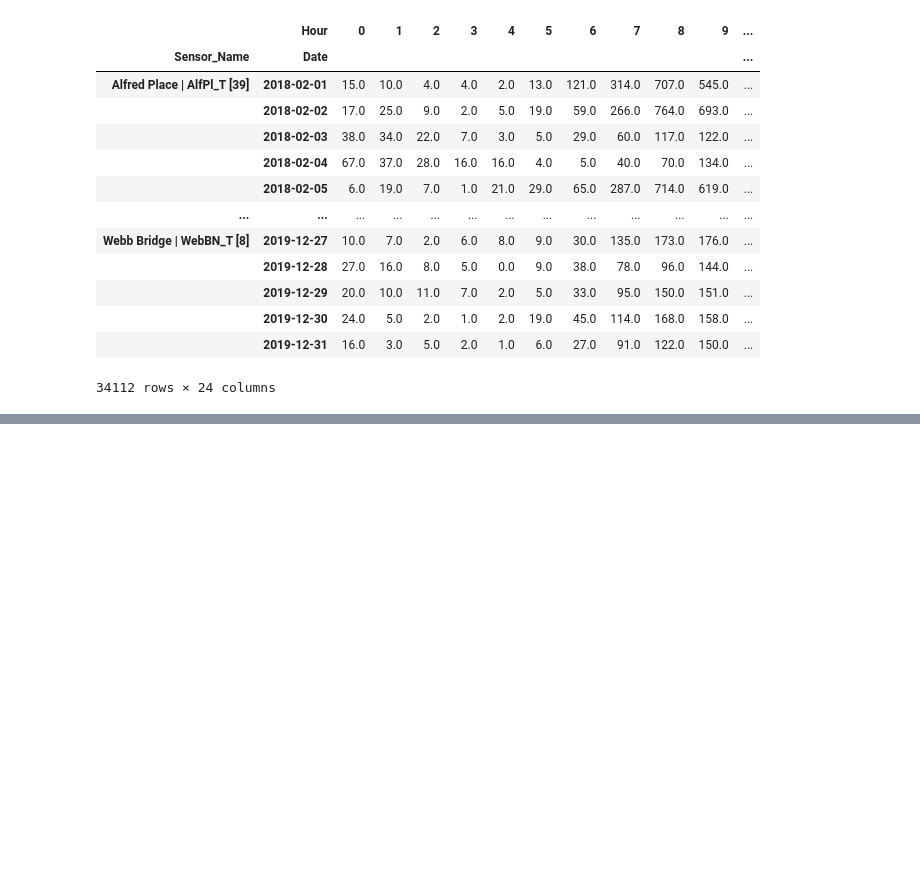
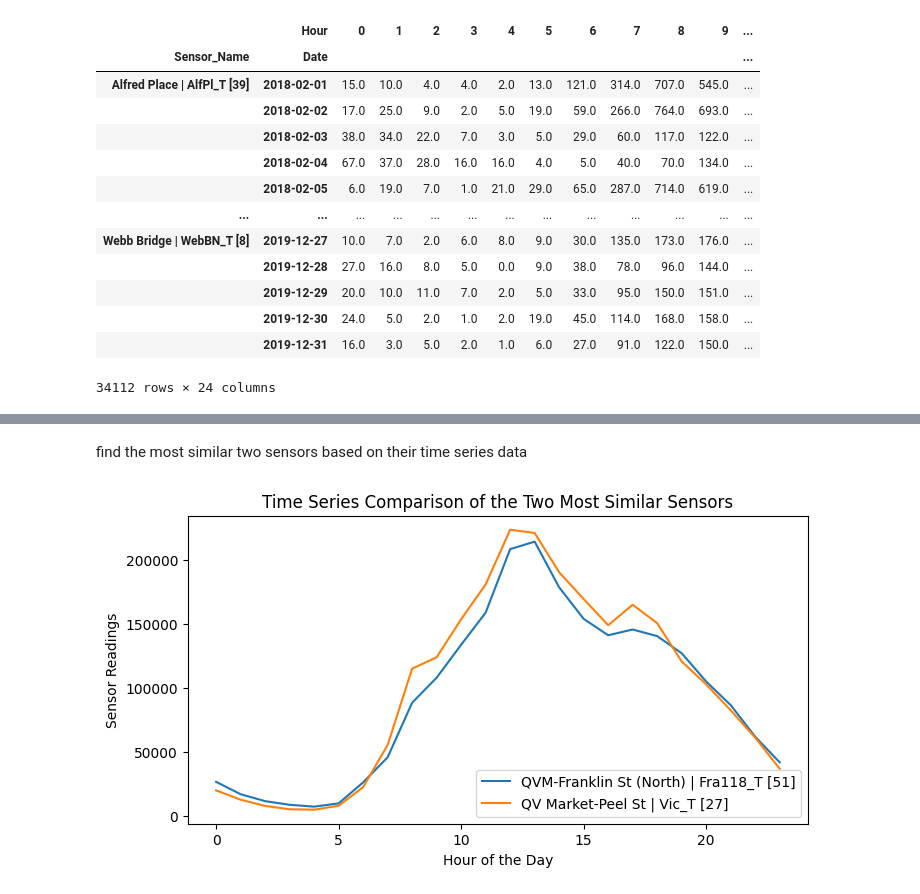
Before and after one commit to alysiayx/Melbourne-Footfalls, a Jupyter notebook: Python scripts/basic_analysis/data_format_analysis.ipynb, the cells around one changed output, grey strips where cells are left out. Drawn from its saved outputs; the diff is of its cells as text; code cells hidden in the pictures; blank space fills up the shorter version.

```diff
--- a/Python scripts/basic_analysis/data_format_analysis.ipynb
+++ b/Python scripts/basic_analysis/data_format_analysis.ipynb
@@ -105,0 +176,26 @@ data.pivot_table(index=['Sensor_Name', 'Date'], columns='Hour', values='Hourly_C
+# %% [markdown]
+ find the most similar two sensors based on their time series data
+# %%
+df = data.pivot_table(index='Sensor_Name', columns='Hour', values='Hourly_Counts', aggfunc='sum')
+distances = pdist(df, metric='euclidean')
+distance_matrix = squareform(distances)
+
+# Replace diagonal and upper triangle with a large number to ignore them
+np.fill_diagonal(distance_matrix, np.inf)
+distance_matrix[np.triu_indices_from(distance_matrix)] = np.inf
+
+# Find the indices of the minimum distance
+min_dist_indices = np.unravel_index(np.argmin(distance_matrix, axis=None), distance_matrix.shape)
+sensor1, sensor2 = df.index[min_dist_indices[0]], df.index[min_dist_indices[1]]
+
+# Plotting the time series for the two most similar sensors
+plt.figure(figsize=(8, 4))
+plt.plot(df.columns, df.loc[sensor1], label=sensor1)
+plt.plot(df.columns, df.loc[sensor2], label=sensor2)
+plt.xlabel('Hour of the Day')
+plt.ylabel('Sensor Readings')
+plt.title('Time Series Comparison of the Two Most Similar Sensors')
+plt.legend()
+plt.show()
+# %% [output]
+[figure, added]
```
Also changed, not shown: parts of 14 cells of this notebook.
